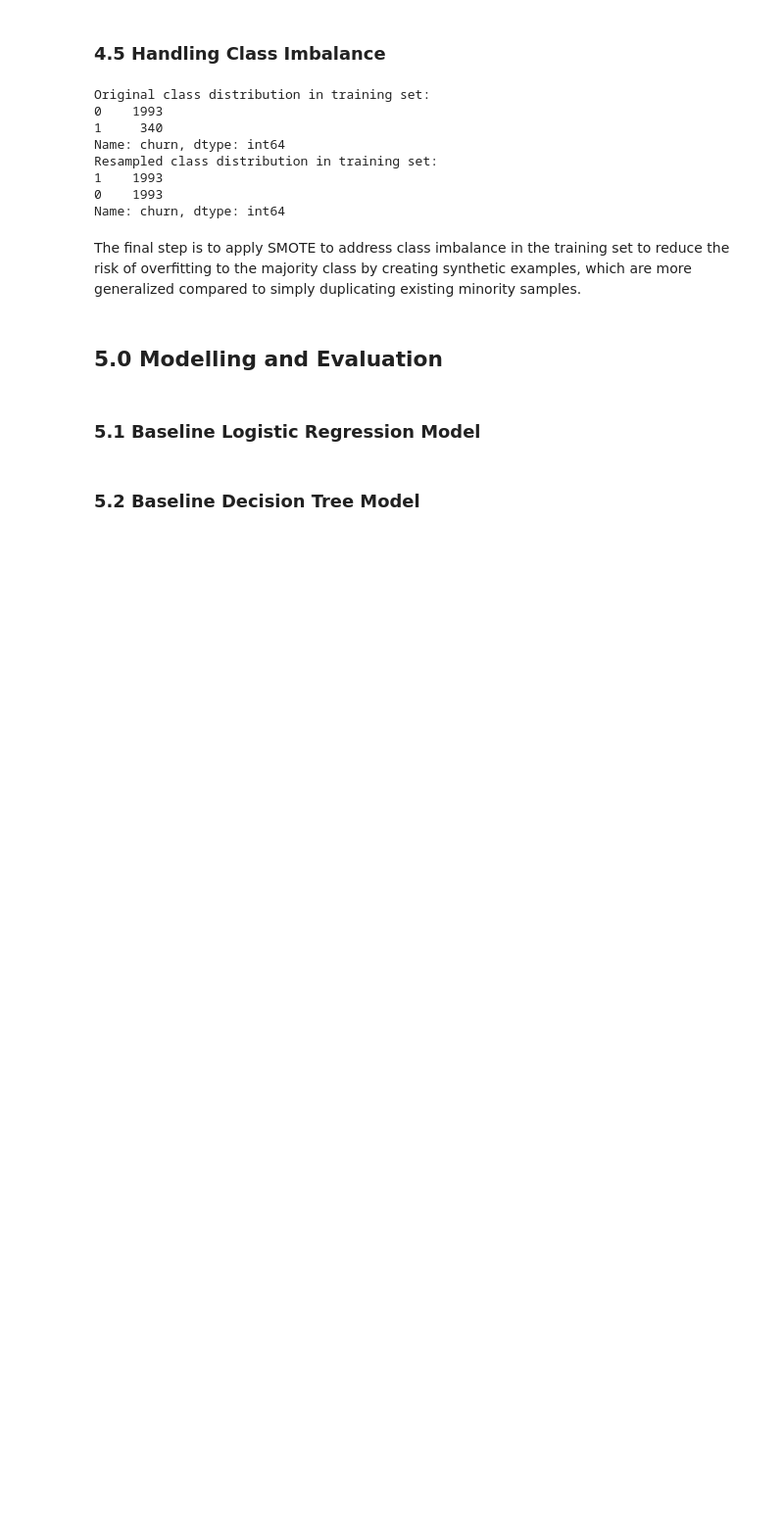
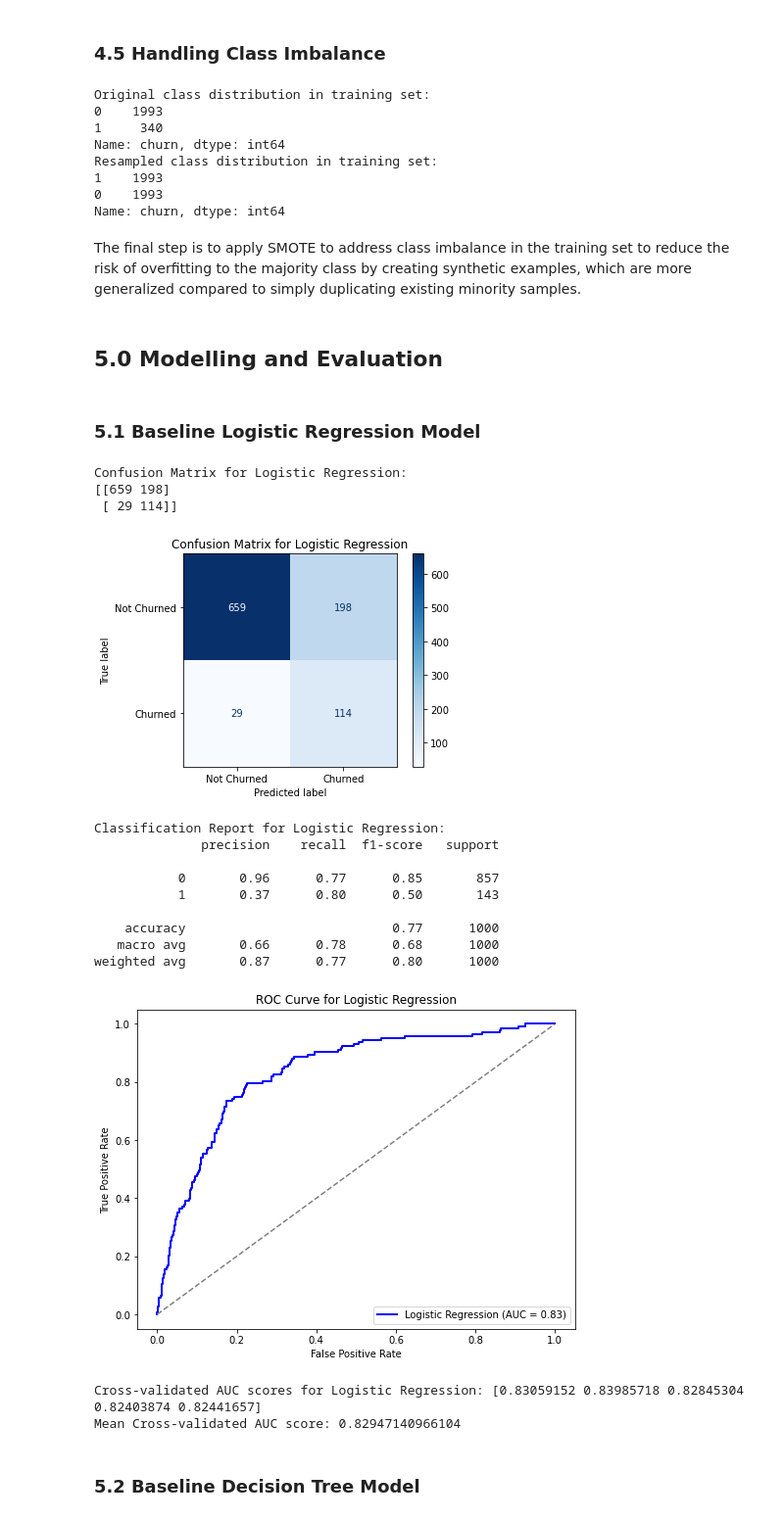
Before and after one commit to mayajbrio/SyriaTel-Customer-Churn-Prediction, a Jupyter notebook: dsc-phase3-project-notebook.ipynb, the cells around one changed output. Shown at 98% size. Saved outputs shown, nothing was run; the diff lists cells and outputs as text; code cells hidden in the pictures; blank space fills up the shorter version.

Commit message:
Added baseline models

```diff
--- a/dsc-phase3-project-notebook.ipynb
+++ b/dsc-phase3-project-notebook.ipynb
@@ -647,5 +649,67 @@ The final step is to apply SMOTE to address class imbalance in the training set
 ## **5.0 Modelling and Evaluation**
 # %% [markdown]
 ### **5.1 Baseline Logistic Regression Model**
+# %%
+# Initialize the model
+log_reg = LogisticRegression(random_state=42)
+
+# Train the model
+log_reg.fit(X_train_resampled, y_train_resampled)
+
+# Predict on the test set
+y_pred_log_reg = log_reg.predict(X_test_processed)
+y_prob_log_reg = log_reg.predict_proba(X_test_processed)[:, 1]
+
+# Evaluation Metrics
+# Confusion Matrix
+conf_matrix_log_reg = confusion_matrix(y_test, y_pred_log_reg)
+print("Confusion Matrix for Logistic Regression:")
+print(conf_matrix_log_reg)
+
+# Plot Confusion Matrix
+disp_log_reg = ConfusionMatrixDisplay(conf_matrix_log_reg, display_labels=['Not Churned', 'Churned'])
+disp_log_reg.plot(cmap='Blues', values_format='d')
+plt.title('Confusion Matrix for Logistic Regression')
+plt.show()
+
+# Classification Report
+class_report_log_reg = classification_report(y_test, y_pred_log_reg)
+print("Classification Report for Logistic Regression:")
+print(class_report_log_reg)
+
+# ROC Curve and AUC
+fpr_log_reg, tpr_log_reg, thresholds_log_reg = roc_curve(y_test, y_prob_log_reg)
+roc_auc_log_reg = roc_auc_score(y_test, y_prob_log_reg)
+
+plt.figure(figsize=(8, 6))
+plt.plot(fpr_log_reg, tpr_log_reg, color='blue', lw=2, label=f'Logistic Regression (AUC = {roc_auc_log_reg:.2f})')
+plt.plot([0, 1], [0, 1], color='grey', linestyle='--')
+plt.xlabel('False Positive Rate')
+plt.ylabel('True Positive Rate')
+plt.title('ROC Curve for Logistic Regression')
+plt.legend(loc='lower right')
+plt.show()
+
+# Cross-Validation
+cross_val_scores_log_reg = cross_val_score(log_reg, X_train_resampled, y_train_resampled, cv=5, scoring='roc_auc')
+print(f"Cross-validated AUC scores for Logistic Regression: {cross_val_scores_log_reg}")
+print(f"Mean Cross-validated AUC score: {cross_val_scores_log_reg.mean()}")
+# %% [output]
+Confusion Matrix for Logistic Regression:
+[[659 198]
+ [ 29 114]]
+[figure, added]
+Classification Report for Logistic Regression:
+              precision    recall  f1-score   support
+
+           0       0.96      0.77      0.85       857
+           1       0.37      0.80      0.50       143
+
+    accuracy                           0.77      1000
+   macro avg       0.66      0.78      0.68      1000
+weighted avg       0.87      0.77      0.80      1000
+[figure, added]
+Cross-validated AUC scores for Logistic Regression: [0.83059152 0.83985718 0.82845304 0.82403874 0.82441657]
+Mean Cross-validated AUC score: 0.82947140966104
 # %% [markdown]
 ### **5.2 Baseline Decision Tree Model**
```
Also changed, not shown: parts of 5 cells of this notebook.
